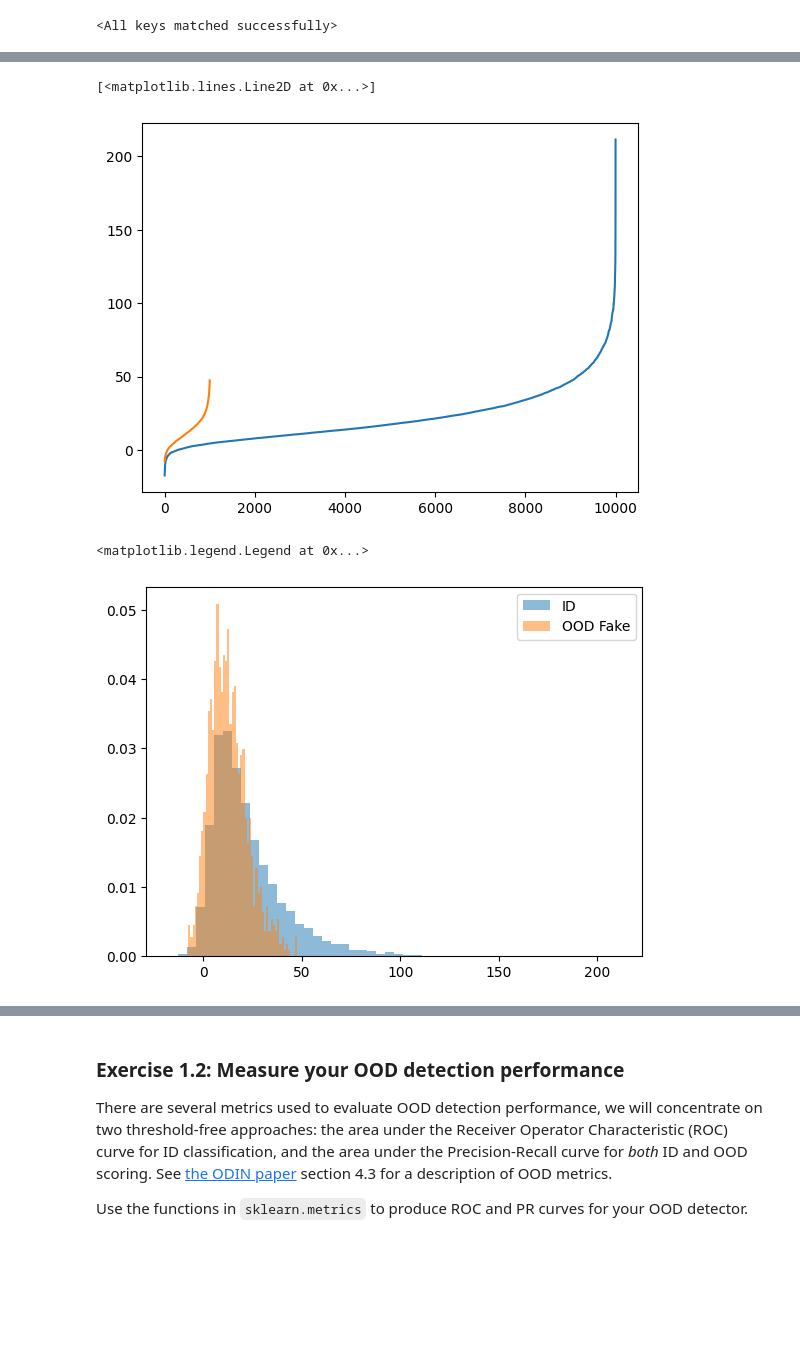
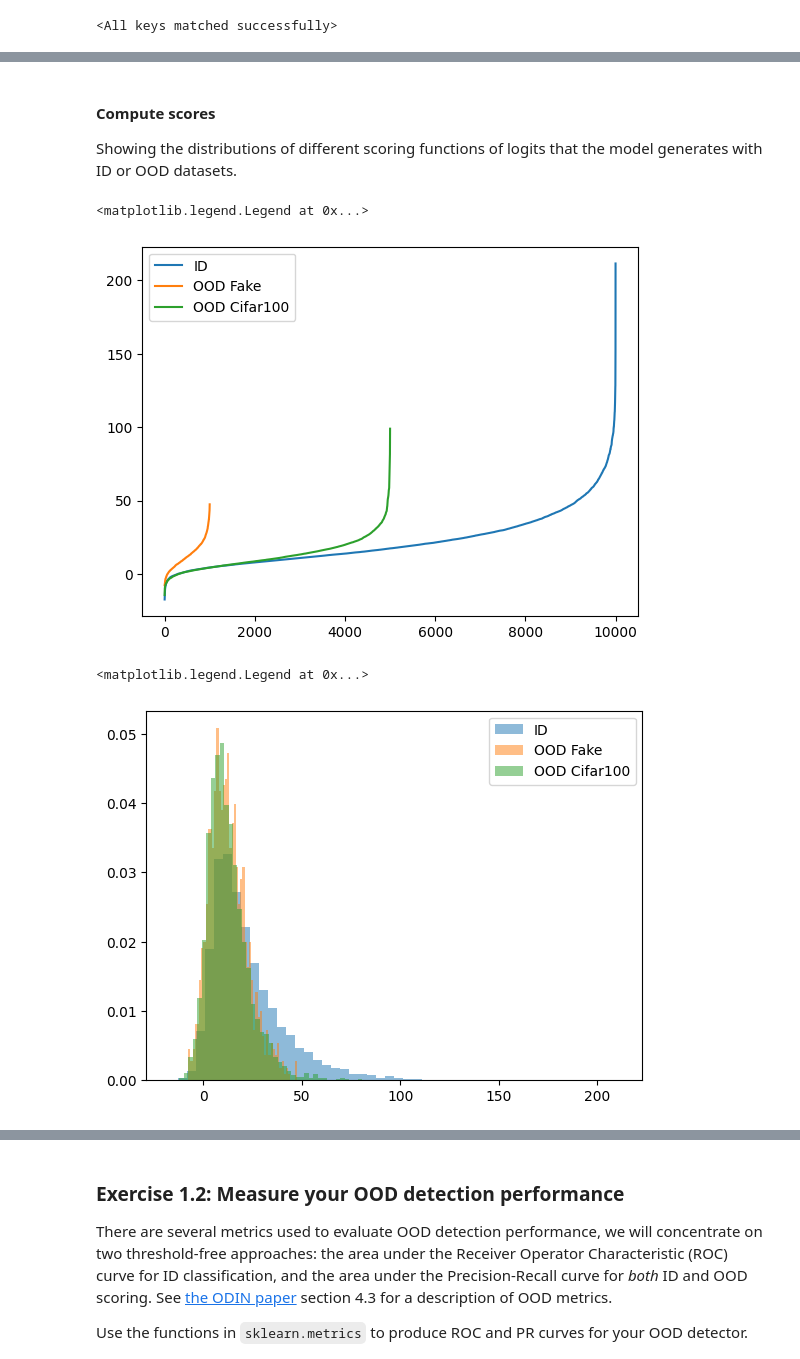
Before and after one commit to marcochisciedu/DLAProjects, a Jupyter notebook: Lab4_OOD.ipynb, the cells around one changed output, grey strips where cells are left out. Saved outputs shown, nothing was run; the diff lists cells and outputs as text; code cells hidden in the pictures; blank space fills up the shorter version.

```diff
--- a/Lab4_OOD.ipynb
+++ b/Lab4_OOD.ipynb
@@ -235,39 +254,48 @@ Test accuracy of the network: 60.3 %
+# %% [markdown]
+#### Compute scores
+Showing the distributions of different scoring functions of logits that the model generates with ID or OOD datasets.
 # %%
-# praticamente è la stessa cosa sotto ma lui l'ha rifatto a lezione, vedere come incorporare tutto
+# Get max logit
 def max_logit(logit):
     return  logit.max(dim=1)[0]
 
+# Get max after softmax
 def max_softmax(logit, T):
     s = F.softmax(logit/T, 1)
-    s = s.max(1)[0]
+    s = s.max(dim=1)[0]
     return s
 
 
-# compute scores
-def compute_scores(model, dl, score_fun):
+# Compute scores given a model, dataloader and a scoring function
+def compute_scores(model, dataloader, score_fun):
     scores = []
-    for data in dl:
-        images, targets = data
-        images, targets = images.to(device), targets.to(device)
-        logit = model (images)
-        s = score_fun(logit)
-        scores.append(s)
-
+    with torch.no_grad():
+      for data in dataloader:
+          images, targets = data
+          images = images.to(device)
+          logit = model (images)
+          s = score_fun(logit)
+          scores.append(s)
     scores_t = torch.cat(scores)
     return scores_t
 
-scores_test_cif10 = compute_scores(model, dl_test_cifar10, max_logit)
+# With max logit
+scores_cif10 = compute_scores(model, dl_test_cifar10, max_logit)
 scores_fake = compute_scores(model, dl_fake, max_logit)
+scores_cif100 = compute_scores(model, dl_cifar100, max_logit)
 
-plt.plot(sorted(scores_test_cif10.detach().cpu()))
-plt.plot(sorted(scores_fake.detach().cpu()))
+plt.plot(sorted(scores_cif10.detach().cpu()), label='ID')
+plt.plot(sorted(scores_fake.detach().cpu()), label='OOD Fake')
+plt.plot(sorted(scores_cif100.detach().cpu()), label='OOD Cifar100')
+plt.legend()
 # %% [output]
-[<matplotlib.lines.Line2D at 0x...>]
+<matplotlib.legend.Legend at 0x...>
-[figure, old version]
+[figure, new version]
 # %%
-_ = plt.hist(scores_test_cif10.detach().cpu(), 50, density=True, alpha=0.5, label='ID')
+_ = plt.hist(scores_cif10.detach().cpu(), 50, density=True, alpha=0.5, label='ID')
 _ = plt.hist(scores_fake.detach().cpu(), 50, density=True, alpha=0.5, label='OOD Fake')
+_ = plt.hist(scores_cif100.detach().cpu(), 50, density=True, alpha=0.5, label='OOD Cifar100')
 plt.legend()
 # %% [output]
 <matplotlib.legend.Legend at 0x...>
-[figure, old version]
+[figure, new version]
```
Also changed, not shown: parts of 121 cells of this notebook, 2 other files.
